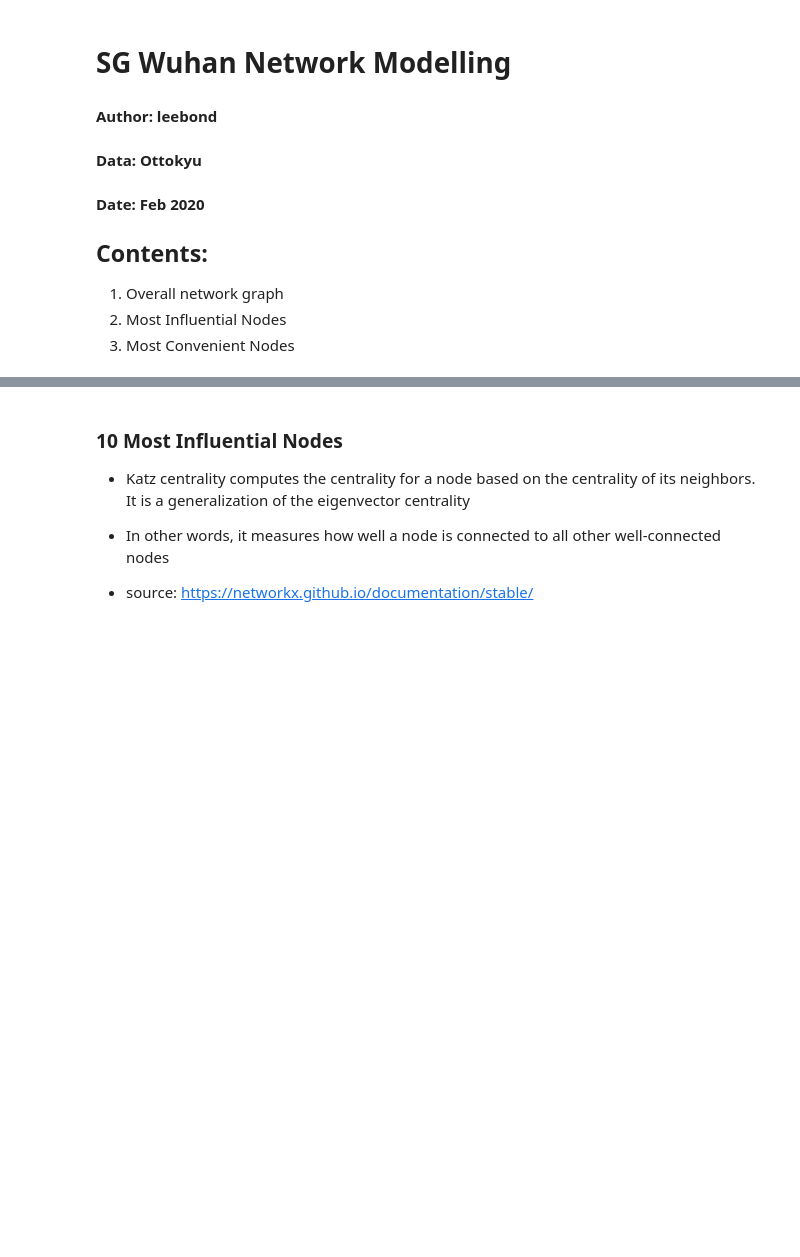
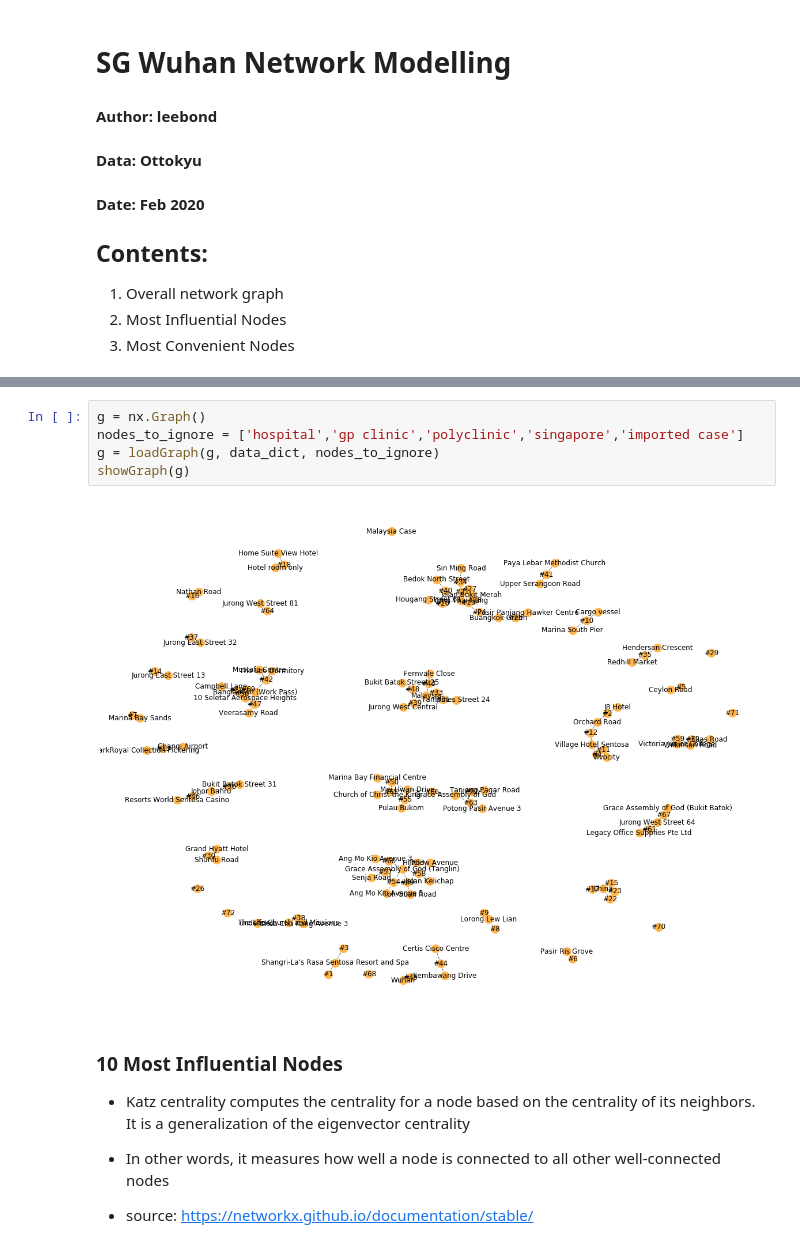
Before and after one commit to leebond/sgwuhan-network, a Jupyter notebook: SG Wuhan Network Analysis.ipynb, the cells around one changed output, grey strips where cells are left out. Drawn from its saved outputs; the diff is of its cells as text; blank space fills up the shorter version.

```diff
--- a/SG Wuhan Network Analysis.ipynb
+++ b/SG Wuhan Network Analysis.ipynb
@@ -41,3 +88,10 @@ showGraph(g)
+# %%
+g = nx.Graph()
+nodes_to_ignore = ['hospital','gp clinic','polyclinic','singapore','imported case']
+g = loadGraph(g, data_dict, nodes_to_ignore)
+showGraph(g)
+# %% [output]
+[figure, added]
 # %% [markdown]
 ###  10 Most Influential Nodes
 - Katz centrality computes the centrality for a node based on the centrality of its neighbors. It is a generalization of the eigenvector centrality
```
Also changed, not shown: parts of 15 cells of this notebook, 2 other files.
